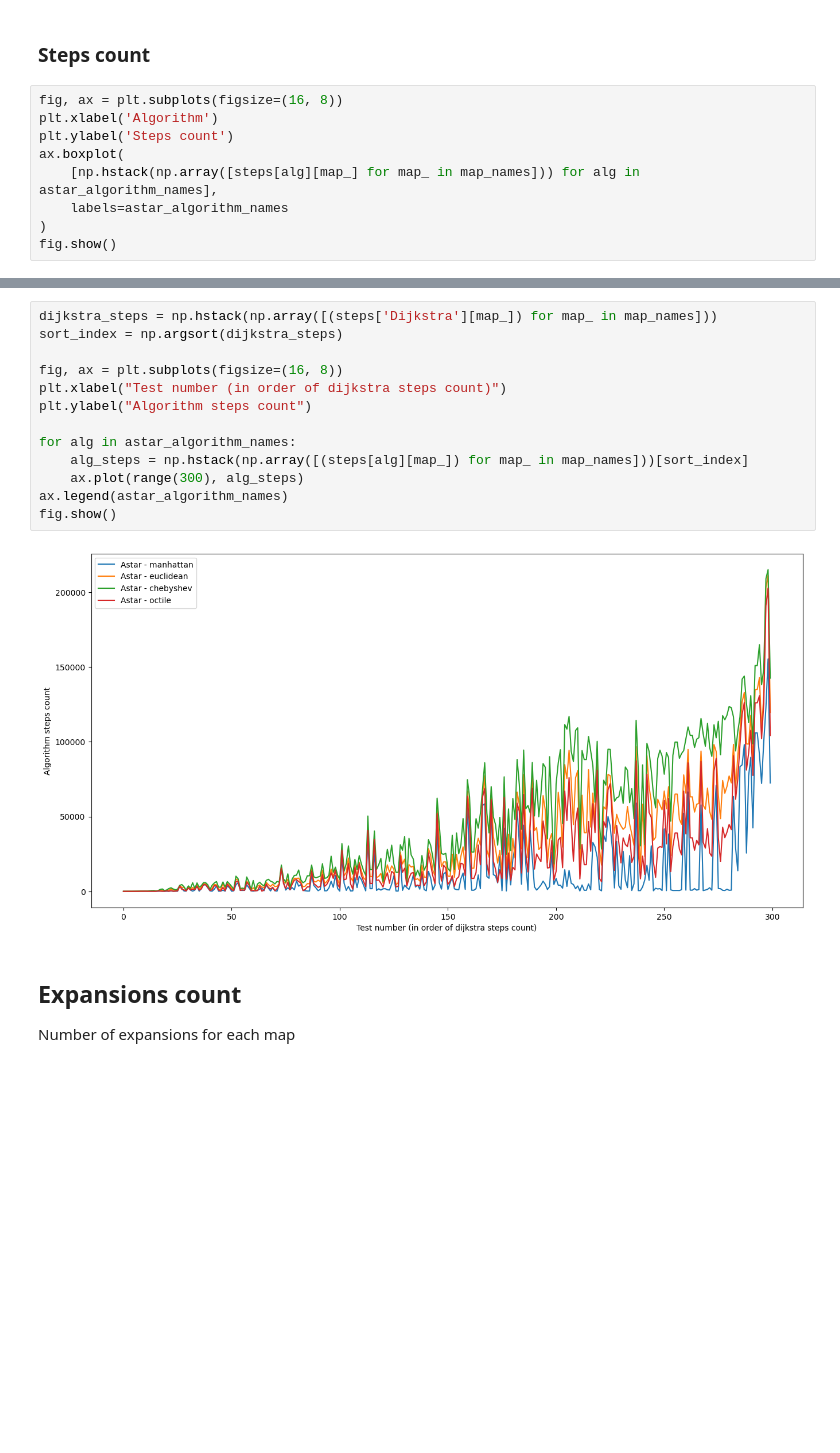
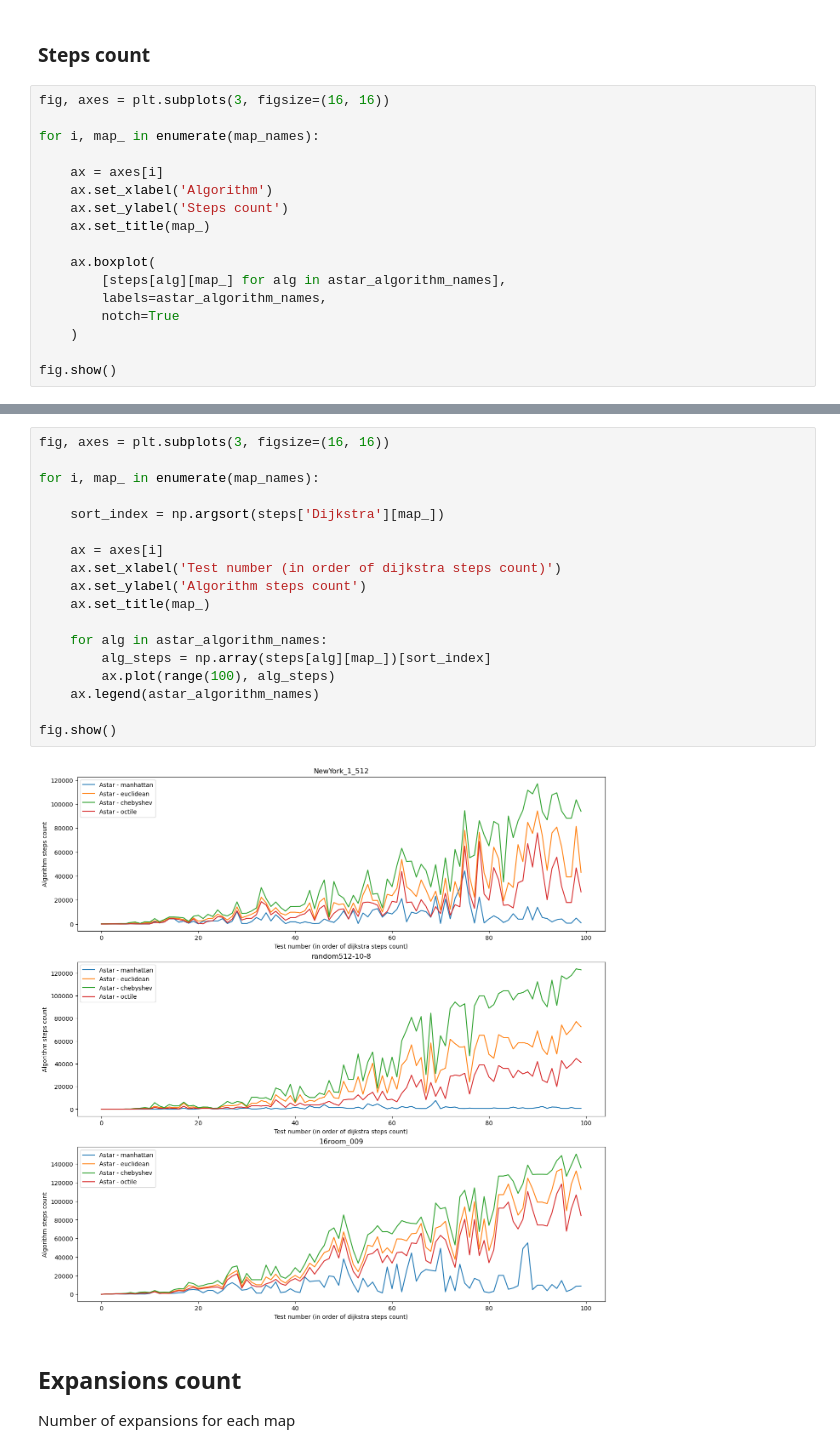
Before and after one commit to nadiaroschina/benchmarking_astar, a Jupyter notebook: lab04-benchmarking.ipynb, the cells around one changed output, grey strips where cells are left out. Drawn from its saved outputs; the diff is of its cells as text; blank space fills up the shorter version.

```diff
--- a/lab04-benchmarking.ipynb
+++ b/lab04-benchmarking.ipynb
@@ -618,12 +632,20 @@ print(np.mean(np.hstack(np.array([length_percentage_of_optimal['Astar - manhatta
 # %% [markdown]
 ### Steps count
 # %%
-fig, ax = plt.subplots(figsize=(16, 8))
-plt.xlabel('Algorithm')
-plt.ylabel('Steps count')
-ax.boxplot(
-    [np.hstack(np.array([steps[alg][map_] for map_ in map_names])) for alg in astar_algorithm_names],
-    labels=astar_algorithm_names
-)
+fig, axes = plt.subplots(3, figsize=(16, 16))
+
+for i, map_ in enumerate(map_names):
+
+    ax = axes[i]
+    ax.set_xlabel('Algorithm')
+    ax.set_ylabel('Steps count')
+    ax.set_title(map_)
+
+    ax.boxplot(
+        [steps[alg][map_] for alg in astar_algorithm_names],
+        labels=astar_algorithm_names,
+        notch=True
+    )
+
 fig.show()
 # %% [output]
@@ -631,18 +653,23 @@ fig.show()
 # %%
-dijkstra_steps = np.hstack(np.array([(steps['Dijkstra'][map_]) for map_ in map_names]))
-sort_index = np.argsort(dijkstra_steps)
+fig, axes = plt.subplots(3, figsize=(16, 16))
 
-fig, ax = plt.subplots(figsize=(16, 8))
-plt.xlabel("Test number (in order of dijkstra steps count)")
-plt.ylabel("Algorithm steps count")
+for i, map_ in enumerate(map_names):
 
-for alg in astar_algorithm_names:
-    alg_steps = np.hstack(np.array([(steps[alg][map_]) for map_ in map_names]))[sort_index]
-    ax.plot(range(300), alg_steps)
-ax.legend(astar_algorithm_names)
+    sort_index = np.argsort(steps['Dijkstra'][map_])
+
+    ax = axes[i]
+    ax.set_xlabel('Test number (in order of dijkstra steps count)')
+    ax.set_ylabel('Algorithm steps count')
+    ax.set_title(map_)
+
+    for alg in astar_algorithm_names:
+        alg_steps = np.array(steps[alg][map_])[sort_index]
+        ax.plot(range(100), alg_steps)
+    ax.legend(astar_algorithm_names)
+
 fig.show()
 # %% [output]
-[figure, old version]
+[figure, new version]
 # %% [markdown]
 ## Expansions count
 
```
Also changed, not shown: parts of 12 cells of this notebook, 7 other files.
